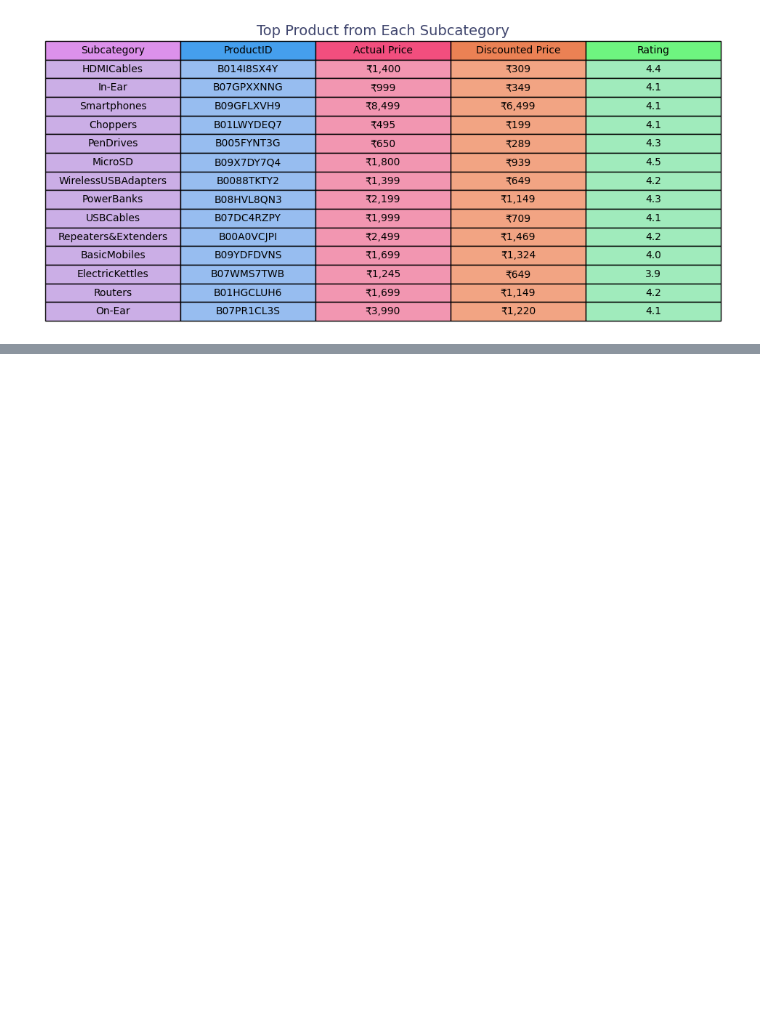
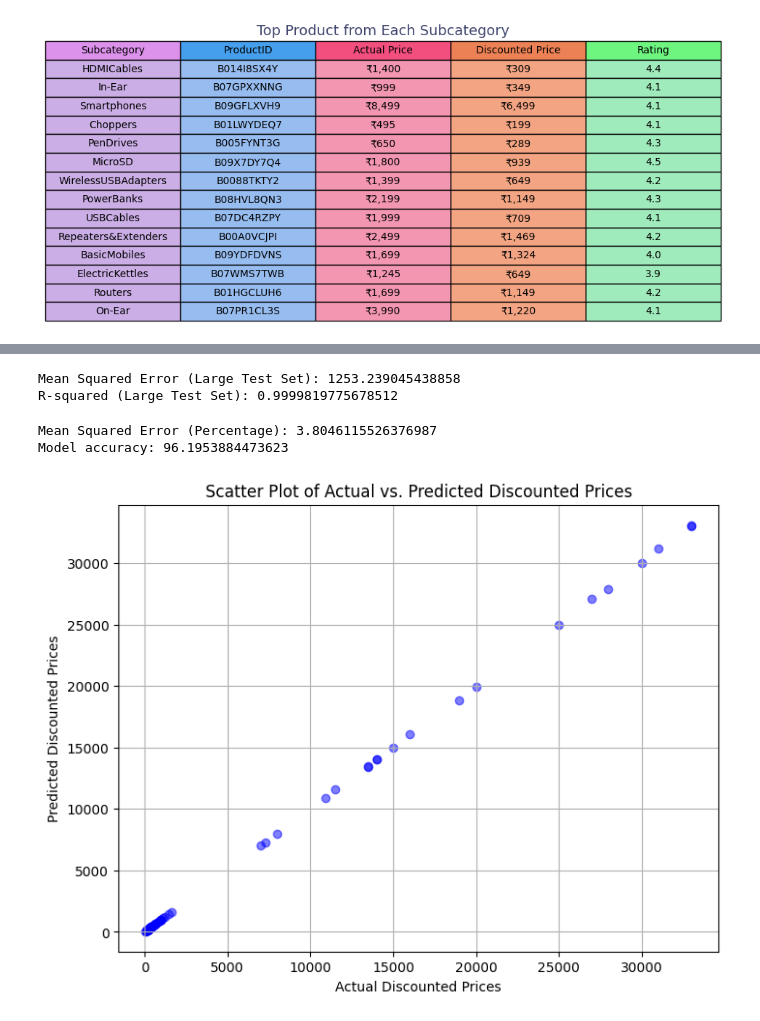
Before and after one commit to atharva-narkhede/Market-Basket-Analysis-for-Amazon-Product-Recommedation, a Jupyter notebook: MBA_Amazon_Product.ipynb, the cells around one changed output, grey strips where cells are left out. Drawn from its saved outputs; the diff is of its cells as text; code cells hidden in the pictures; blank space fills up the shorter version.

```diff
--- a/MBA_Amazon_Product.ipynb
+++ b/MBA_Amazon_Product.ipynb
@@ -505,0 +548,45 @@ plt.show()
+# %%
+from sklearn.metrics import mean_squared_error, r2_score  # Import r2_score
+
+# Select a larger subset of the dataset for testing (100 values)
+test_data_large = data.head(100)
+
+# Extract features (X_test_large) and target variable (y_test_large) from the larger test data
+X_test_large = test_data_large[['actual_price', 'discount_percentage', 'rating', 'rating_count']]
+y_test_large = test_data_large['discounted_price']
+
+# Predict discounted prices for the larger test data
+predicted_discounted_prices_large = model.predict(X_test_large)
+
+# Evaluate the model on the larger test set
+mse_large = mean_squared_error(y_test_large, predicted_discounted_prices_large)
+r_squared_large = r2_score(y_test_large, predicted_discounted_prices_large)
+
+print("Mean Squared Error (Large Test Set):", mse_large)
+print("R-squared (Large Test Set):", r_squared_large)
+# %% [output]
+Mean Squared Error (Large Test Set): 1253.239045438858
+R-squared (Large Test Set): 0.9999819775678512
+# %%
+# Calculate the range of the target variable (discounted prices)
+target_range = y_test_large.max() - y_test_large.min()
+
+# Calculate the percentage MSE
+mse_percentage = (mse_large / target_range) * 100
+
+print("Mean Squared Error (Percentage):", mse_percentage)
+print("Model accuracy:",100-mse_percentage)
+# %% [output]
+Mean Squared Error (Percentage): 3.8046115526376987
+Model accuracy: 96.1953884473623
+# %%
+# Scatter plot of actual vs. predicted values
+plt.figure(figsize=(8, 6))
+plt.scatter(y_test_large, predicted_discounted_prices_large, color='blue', alpha=0.5)
+plt.title('Scatter Plot of Actual vs. Predicted Discounted Prices')
+plt.xlabel('Actual Discounted Prices')
+plt.ylabel('Predicted Discounted Prices')
+plt.grid(True)
+plt.show()
+# %% [output]
+[figure, added]
```
Also changed, not shown: parts of 9 cells of this notebook, 4 other files.
